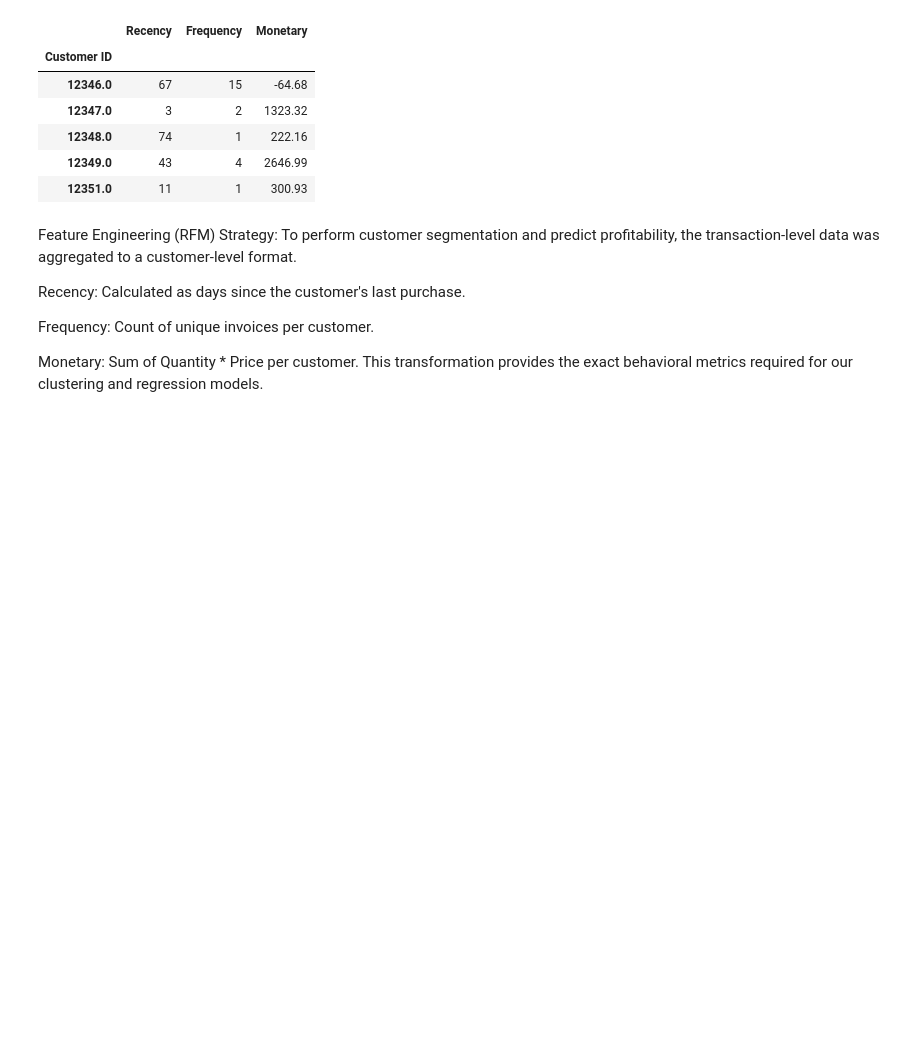
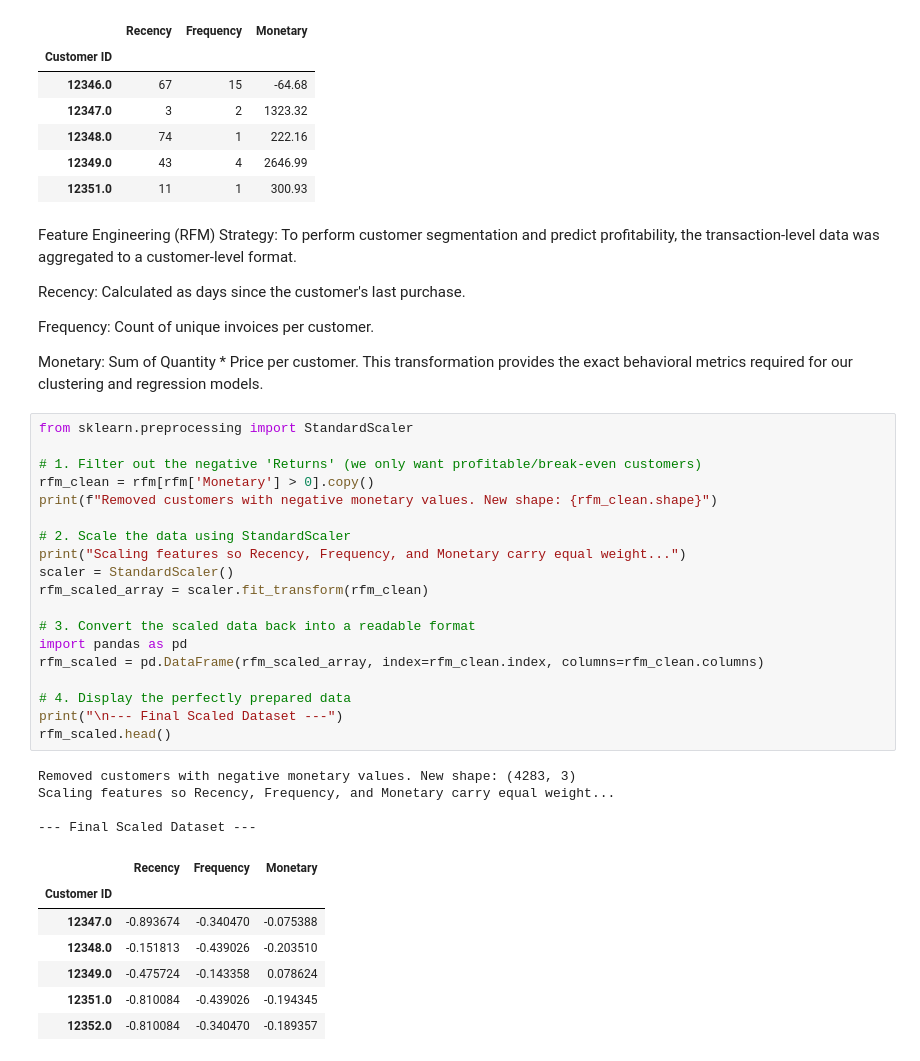
Before and after one commit to shiv095/Retail_ML_Capstone, a Jupyter notebook: notebooks/1_EDA.ipynb, the cells around one changed output. Cells and saved outputs as stored; diff of their text form; blank space fills up the shorter version.

Commit message:
Scale RFM features and handle negative monetary outliers

```diff
--- a/notebooks/1_EDA.ipynb
+++ b/notebooks/1_EDA.ipynb
@@ -170,3 +170,34 @@ Frequency: Count of unique invoices per customer.
 
 Monetary: Sum of Quantity * Price per customer.
 This transformation provides the exact behavioral metrics required for our clustering and regression models.
+# %%
+from sklearn.preprocessing import StandardScaler
+
+# 1. Filter out the negative 'Returns' (we only want profitable/break-even customers)
+rfm_clean = rfm[rfm['Monetary'] > 0].copy()
+print(f"Removed customers with negative monetary values. New shape: {rfm_clean.shape}")
+
+# 2. Scale the data using StandardScaler
+print("Scaling features so Recency, Frequency, and Monetary carry equal weight...")
+scaler = StandardScaler()
+rfm_scaled_array = scaler.fit_transform(rfm_clean)
+
+# 3. Convert the scaled data back into a readable format
+import pandas as pd
+rfm_scaled = pd.DataFrame(rfm_scaled_array, index=rfm_clean.index, columns=rfm_clean.columns)
+
+# 4. Display the perfectly prepared data
+print("\n--- Final Scaled Dataset ---")
+rfm_scaled.head()
+# %% [output]
+Removed customers with negative monetary values. New shape: (4283, 3)
+Scaling features so Recency, Frequency, and Monetary carry equal weight...
+
+--- Final Scaled Dataset ---
+|  | Recency | Frequency | Monetary |
+| Customer ID |  |  |  |
+| 12347.0 | -0.893674 | -0.340470 | -0.075388 |
+| 12348.0 | -0.151813 | -0.439026 | -0.203510 |
+| 12349.0 | -0.475724 | -0.143358 | 0.078624 |
+| 12351.0 | -0.810084 | -0.439026 | -0.194345 |
+| 12352.0 | -0.810084 | -0.340470 | -0.189357 |
```
Also changed, not shown: parts of 1 cell of this notebook.
